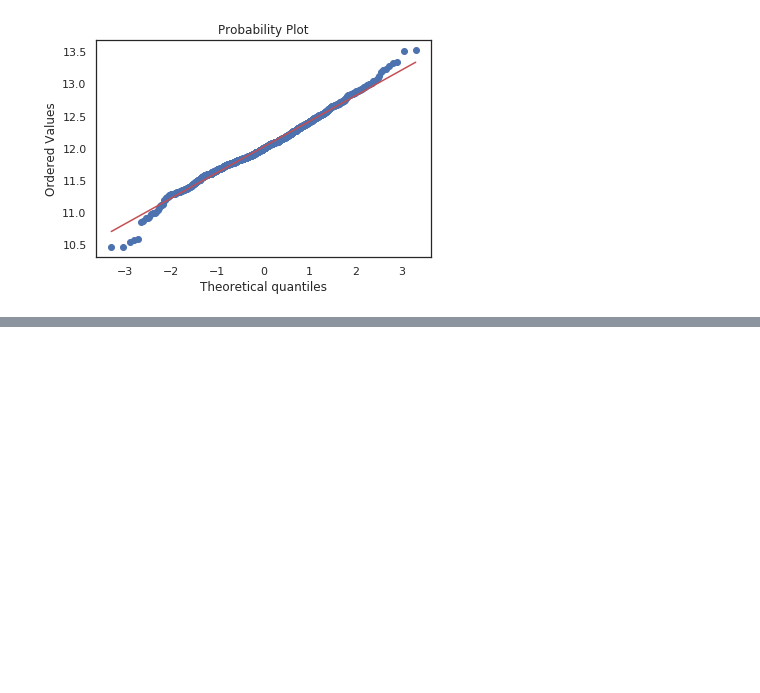
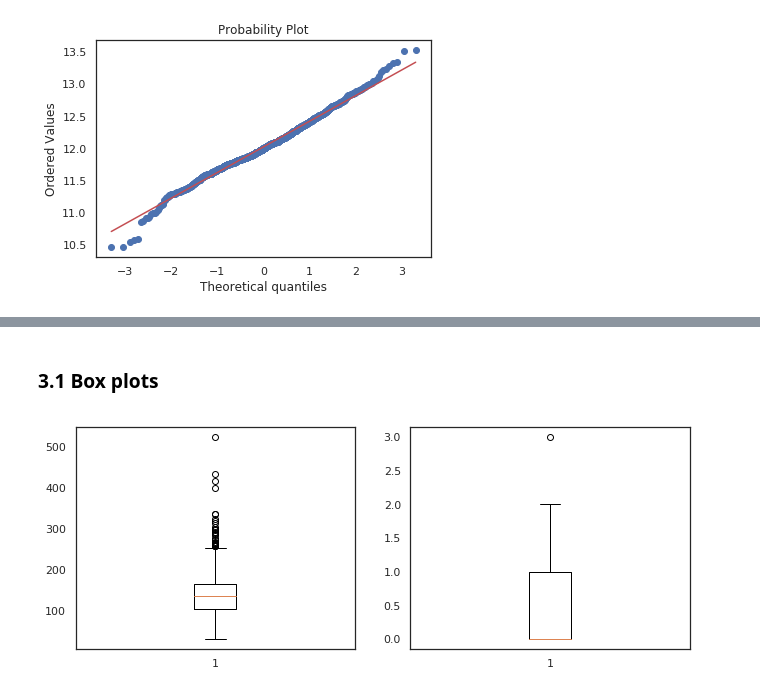
Before and after one commit to evolsidog/Kaggle-Funny, a Jupyter notebook: house-prices-advanced-regression-techniques/EDA_V0.ipynb, the cells around one changed output, grey strips where cells are left out. Cells and saved outputs as stored; diff of their text form; code cells hidden in the pictures; blank space fills up the shorter version.

```diff
--- a/house-prices-advanced-regression-techniques/EDA_V0.ipynb
+++ b/house-prices-advanced-regression-techniques/EDA_V0.ipynb
@@ -134,0 +162,10 @@ plt.show()
+# %% [markdown]
+### 3.1 Box plots
+# %%
+f, ax = plt.subplots(figsize=(11, 9))
+plt.subplot(2,2,1)
+plt.boxplot(train_df['GrLivArea']*0.092903)
+plt.subplot(2,2,2)
+plt.boxplot(train_df['BsmtFullBath']);
+# %% [output]
+[figure, added]
```
Also changed, not shown: parts of 12 cells of this notebook.
